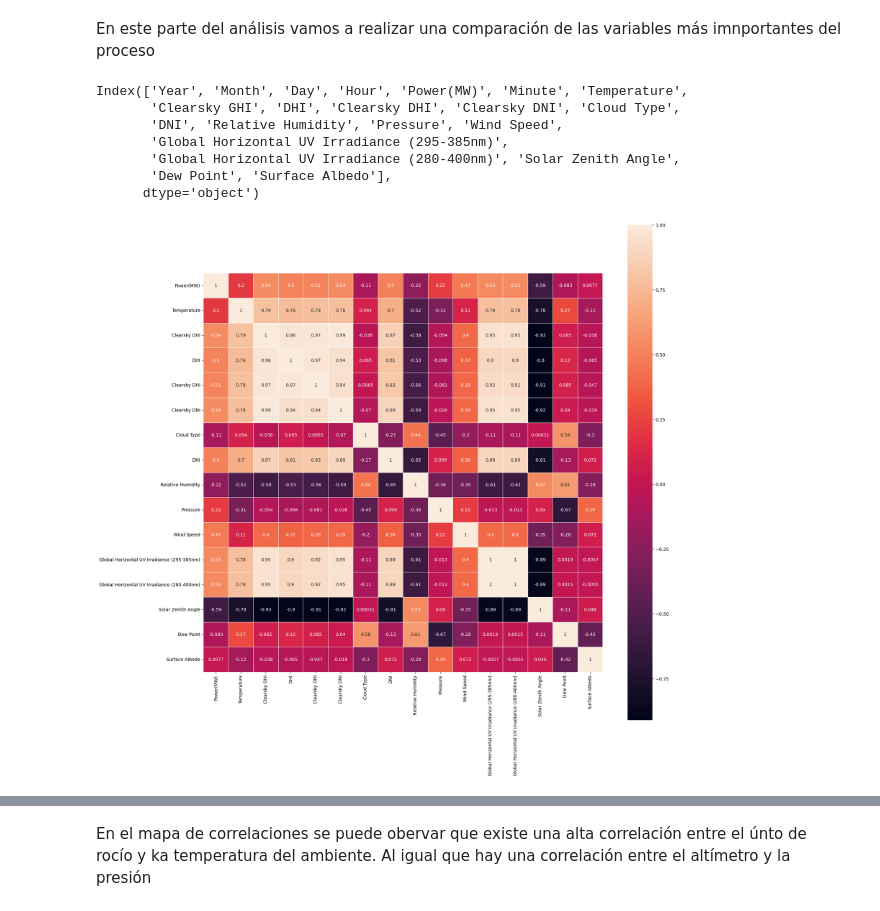
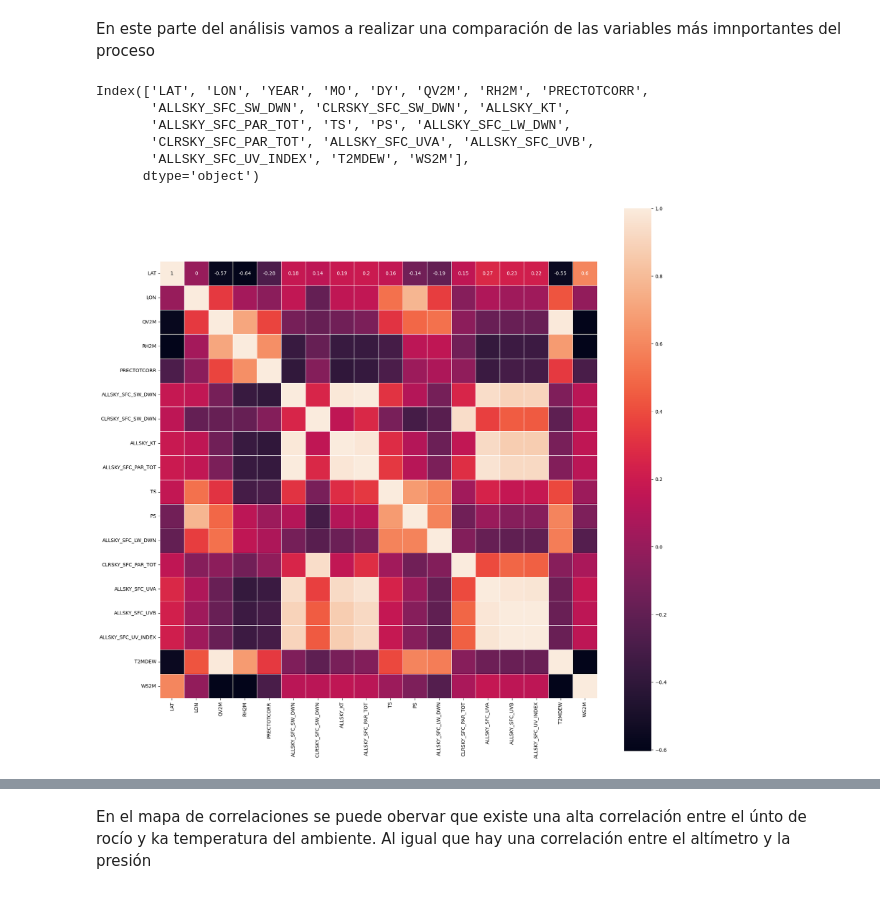
Before and after one commit to CarlosBaez11/Solar_data, a Jupyter notebook: scripts/data_analysis.ipynb, the cells around one changed output, grey strips where cells are left out. Cells and saved outputs as stored; diff of their text form; code cells hidden in the pictures.

```diff
--- a/scripts/data_analysis.ipynb
+++ b/scripts/data_analysis.ipynb
@@ -17,3 +15,11 @@ data= pd.read_csv("../data/dataset_completo.csv")
+# %%
+
+
+data_1= pd.read_csv("../data/datos_Enero.csv")
+data_2= pd.read_csv("../data/datos_marzo.csv")
+data_3= pd.read_csv("../data/datos_Junio.csv")
+data_4= pd.read_csv("../data/datos_Noviembre.csv")
+data=pd.concat([data_1, data_2, data_3, data_4], axis=0)
 # %%
 def compute_day(dataframe):
     date=datetime.datetime(year=dataframe["Year"].astype("int"), month=dataframe["Month"].astype("int"), day=dataframe["Day"].astype("int"), hour=dataframe["Hour"].astype("int"))
@@ -63,17 +80,16 @@ En este parte del análisis vamos a realizar una comparación de las variables m
 # %%
 data.columns
 # %% [output]
-Index(['Year', 'Month', 'Day', 'Hour', 'Power(MW)', 'Minute', 'Temperature',
-       'Clearsky GHI', 'DHI', 'Clearsky DHI', 'Clearsky DNI', 'Cloud Type',
-       'DNI', 'Relative Humidity', 'Pressure', 'Wind Speed',
-       'Global Horizontal UV Irradiance (295-385nm)',
-       'Global Horizontal UV Irradiance (280-400nm)', 'Solar Zenith Angle',
-       'Dew Point', 'Surface Albedo'],
+Index(['LAT', 'LON', 'YEAR', 'MO', 'DY', 'QV2M', 'RH2M', 'PRECTOTCORR',
+       'ALLSKY_SFC_SW_DWN', 'CLRSKY_SFC_SW_DWN', 'ALLSKY_KT',
+       'ALLSKY_SFC_PAR_TOT', 'TS', 'PS', 'ALLSKY_SFC_LW_DWN',
+       'CLRSKY_SFC_PAR_TOT', 'ALLSKY_SFC_UVA', 'ALLSKY_SFC_UVB',
+       'ALLSKY_SFC_UV_INDEX', 'T2MDEW', 'WS2M'],
       dtype='object')
 # %%
-corr = data.drop(columns=['Year', 'Month', 'Day', 'Hour', 'Minute']).corr(method = 'spearman')
+corr = data.drop(columns=['YEAR', 'MO', 'DY']).corr(method = 'spearman')
 plt.figure(figsize=(20, 20))
 sns.heatmap(corr, robust=True, annot=True, linewidths=.5, square=True)
 plt.show()
 # %% [output]
-[figure, old version]
+[figure, new version]
```
Also changed, not shown: parts of 11 cells of this notebook.
